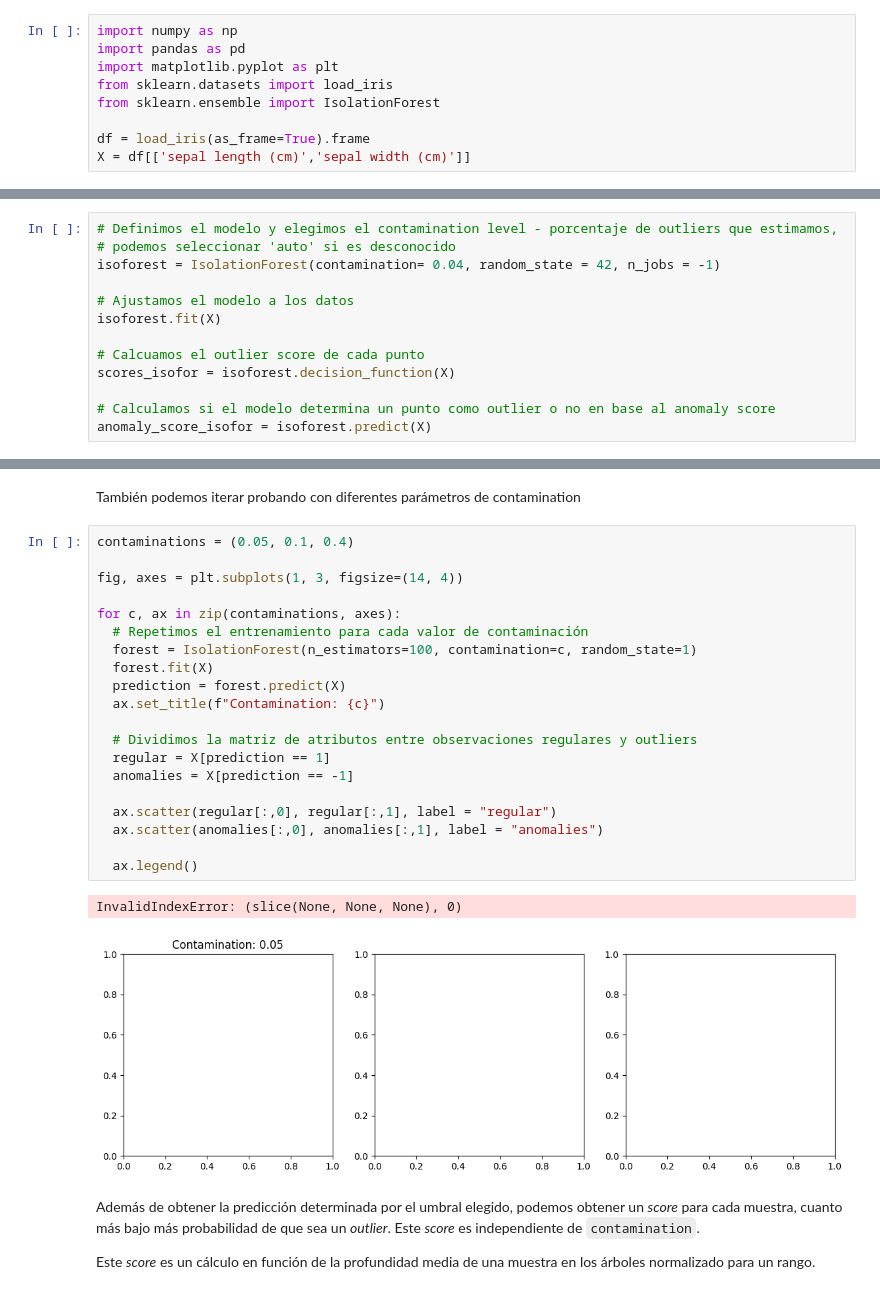
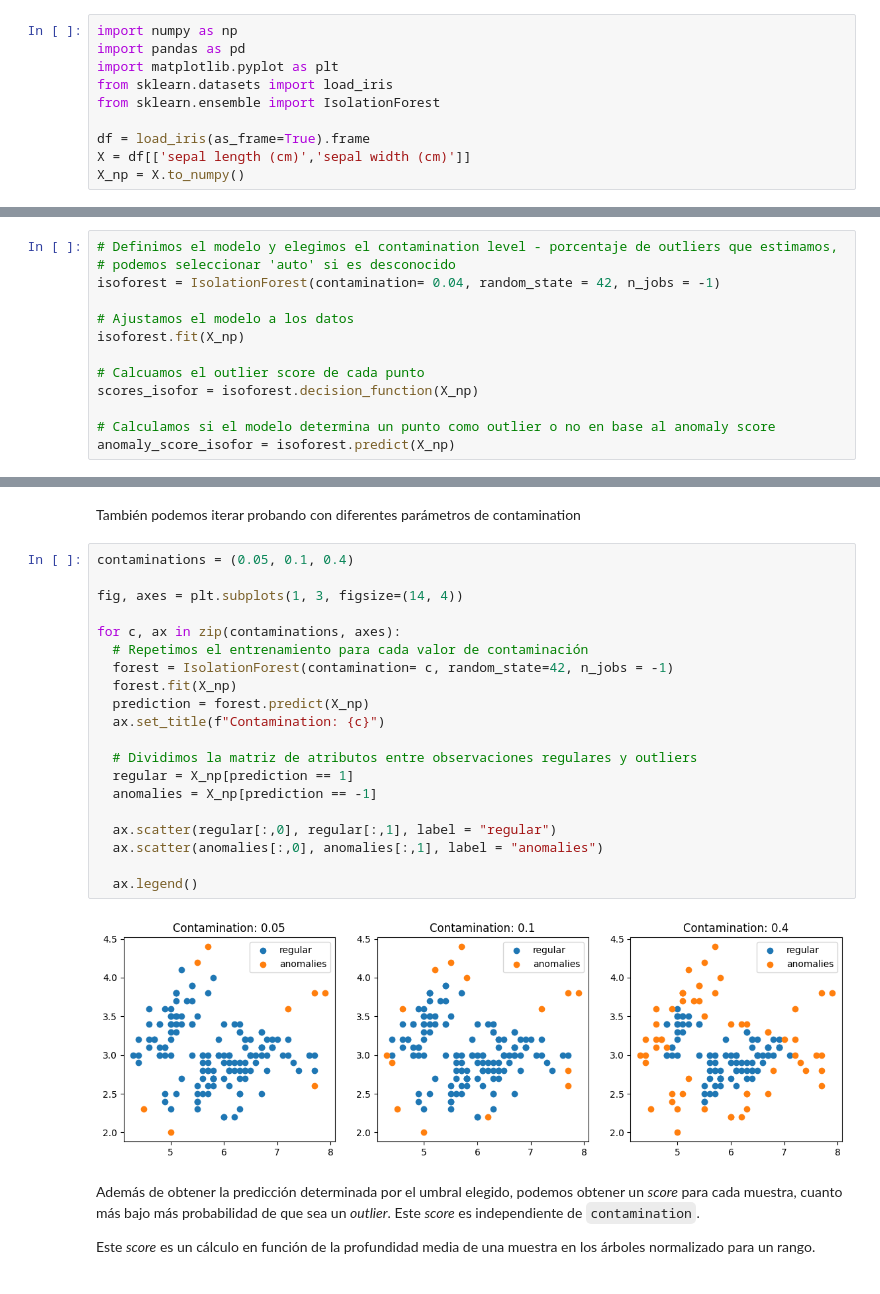
Before and after one commit to dtoralg/TheValley_MDS, a Jupyter notebook: notebooks/E2_Clustering_Jeraquico_con_IRIS.ipynb, the cells around one changed output, grey strips where cells are left out. Saved outputs shown, nothing was run; the diff lists cells and outputs as text.

```diff
--- a/notebooks/E2_Clustering_Jeraquico_con_IRIS.ipynb
+++ b/notebooks/E2_Clustering_Jeraquico_con_IRIS.ipynb
@@ -170,6 +170,7 @@ from sklearn.ensemble import IsolationForest
 
 df = load_iris(as_frame=True).frame
 X = df[['sepal length (cm)','sepal width (cm)']]
+X_np = X.to_numpy()
 # %% [markdown]
 Los **hiperparámetros** más importantes del algoritmo son:
 
@@ -182,13 +183,13 @@ Los **hiperparámetros** más importantes del algoritmo son:
 isoforest = IsolationForest(contamination= 0.04, random_state = 42, n_jobs = -1)
 
 # Ajustamos el modelo a los datos
-isoforest.fit(X)
+isoforest.fit(X_np)
 
 # Calcuamos el outlier score de cada punto
-scores_isofor = isoforest.decision_function(X)
+scores_isofor = isoforest.decision_function(X_np)
 
 # Calculamos si el modelo determina un punto como outlier o no en base al anomaly score
-anomaly_score_isofor = isoforest.predict(X)
+anomaly_score_isofor = isoforest.predict(X_np)
 # %% [markdown]
 En el caso de las algoritmos de detección de anomalías, el *output* del método predict es un array con valores `1` o `-1`, dónde `1` indica que el valor es normal y `-1` indica la presencia de una anomalía.
 # %%
@@ -237,26 +239,25 @@ También podemos iterar probando con diferentes parámetros de contamination
 # %%
 contaminations = (0.05, 0.1, 0.4)
 
 fig, axes = plt.subplots(1, 3, figsize=(14, 4))
 
 for c, ax in zip(contaminations, axes):
   # Repetimos el entrenamiento para cada valor de contaminación
-  forest = IsolationForest(n_estimators=100, contamination=c, random_state=1)
-  forest.fit(X)
-  prediction = forest.predict(X)
+  forest = IsolationForest(contamination= c, random_state=42, n_jobs = -1)
+  forest.fit(X_np)
+  prediction = forest.predict(X_np)
   ax.set_title(f"Contamination: {c}")
 
   # Dividimos la matriz de atributos entre observaciones regulares y outliers
-  regular = X[prediction == 1]
-  anomalies = X[prediction == -1]
+  regular = X_np[prediction == 1]
+  anomalies = X_np[prediction == -1]
 
   ax.scatter(regular[:,0], regular[:,1], label = "regular")
   ax.scatter(anomalies[:,0], anomalies[:,1], label = "anomalies")
 
   ax.legend()
 # %% [output]
-InvalidIndexError: (slice(None, None, None), 0)
-[figure, old version]
+[figure, new version]
 # %% [markdown]
 Además de obtener la predicción determinada por el umbral elegido, podemos obtener un *score* para cada muestra, cuanto más bajo más probabilidad de que sea un *outlier*. Este *score* es independiente de `contamination`.
 
```
Also changed, not shown: parts of 3 cells of this notebook.
